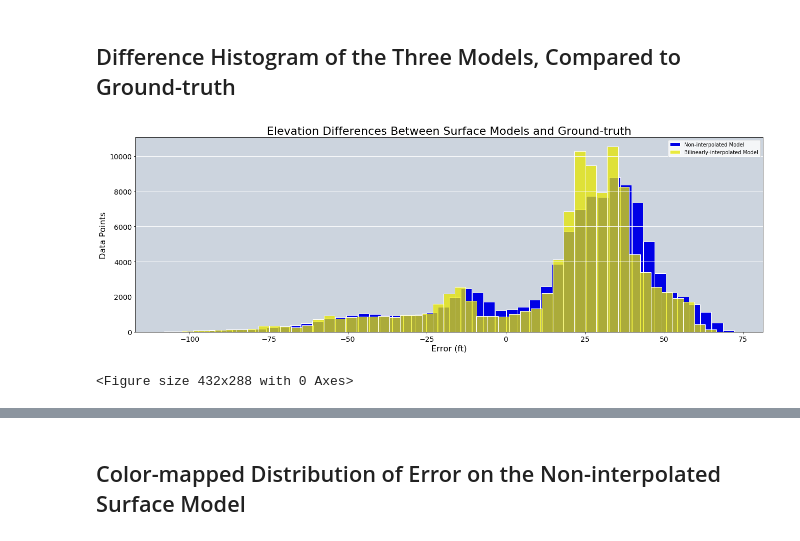
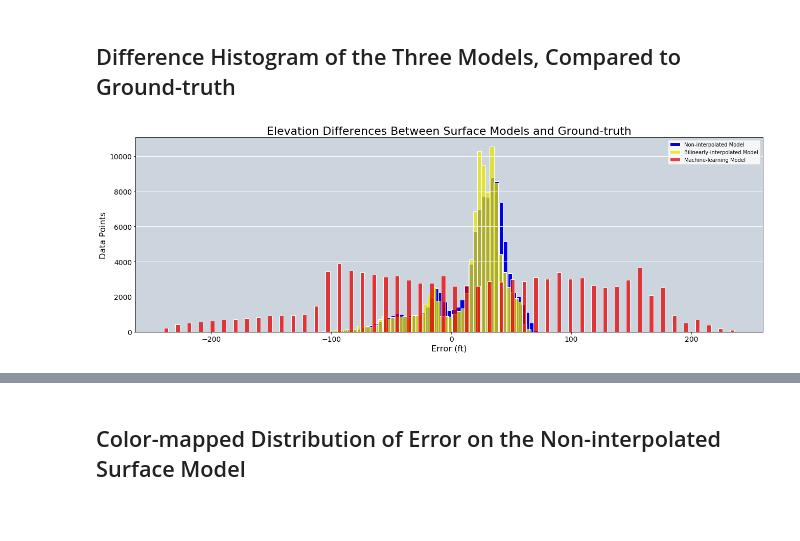
Before and after one commit to RRCCDataLab/Elevation-Descent, a Jupyter notebook: notebooks/Surface_Interpolation_Methods.ipynb, the cells around one changed output, grey strips where cells are left out. Saved outputs shown, nothing was run; the diff lists cells and outputs as text; code cells hidden in the pictures.

Commit message:
updated graphs with correct altitude and domain size for ml model

```diff
--- a/notebooks/Surface_Interpolation_Methods.ipynb
+++ b/notebooks/Surface_Interpolation_Methods.ipynb
@@ -387,9 +387,9 @@ tile_diff.to_csv('../data/tile_difference.csv')
 bilin_diff.to_csv('../data/bilin_difference.csv')
 ml_diff.to_csv('../data/ml_difference.csv')
 # %%
-tile_diff = pd.read_csv('..data/tile_difference.csv')
-bilin_diff = pd.read_csv('..data/bilin_difference.csv')
-ml_diff = pd.read_csv('..data/ml_difference.csv')
+tile_diff = pd.read_csv('../data/tile_difference.csv')
+bilin_diff = pd.read_csv('../data/bilin_difference.csv')
+ml_diff = pd.read_csv('../data/ml_difference.csv')
 # %% [markdown]
 Store some values for our analysis
 # %%
@@ -414,30 +414,27 @@ Now let's look at some results
 # %%
 bar_tile, bins_tile = np.histogram(flat_tile_diff, bins=50)
 bar_bilin, bins_bilin = np.histogram(flat_bilin_diff, bins=50)
-#bar_ml, bins_ml = np.histogram(flat_ml_diff, bins=50)
+bar_ml, bins_ml = np.histogram(flat_ml_diff, bins=50)
 plt.figure(figsize=(22,7))
 
 # set background and gridline color
 plt.gca().patch.set_facecolor((0.8, 0.83, 0.87, 1.0))
 plt.grid(True, color='w', axis='y')
 
 # width of 3.5 gives the bars visually appealling spacing
 plt.bar(bins_tile[:-1], bar_tile, width=3.5, linewidth=1, edgecolor='w', facecolor=(0.0, 0.0, 0.9, 1.0))
 plt.bar(bins_bilin[:-1], bar_bilin, width=3.5, linewidth=1, edgecolor='w', facecolor=(0.9, 0.9, 0.0, 0.75))
-#plt.bar(bins_ml[:-1], bar_ml, width=3.5, linewidth=1, edgecolor='w', facecolor=(0.9, 0.0, 0.0, 0.5))
+plt.bar(bins_ml[:-1], bar_ml, width=3.5, linewidth=1, edgecolor='w', facecolor=(0.9, 0.0, 0.0, 0.75))
 
 # add labels of easily readable sizes
 plt.title('Elevation Differences Between Surface Models and Ground-truth', fontsize=22)
 plt.xlabel('Error (ft)', fontsize=16)
 plt.ylabel('Data Points', fontsize=16)
 plt.xticks(fontsize=14)
 plt.yticks(fontsize=14)
 
-plt.legend(('Non-interpolated Model', 'Bilinearly-interpolated Model'))#, 'Machine-learning Model'))
-
+plt.legend(('Non-interpolated Model', 'Bilinearly-interpolated Model', 'Machine-learning Model'))
+plt.savefig('../vis/interp_diff_compare_hist.png', bbox_inches='tight')
 plt.show()
-
-plt.savefig('../vis/interp_compare_hist.png', bbox_inches='tight')
 # %% [output]
-[figure, old version]
+[figure, new version]
-<Figure size 432x288 with 0 Axes>
```
Also changed, not shown: parts of 8 cells of this notebook.
